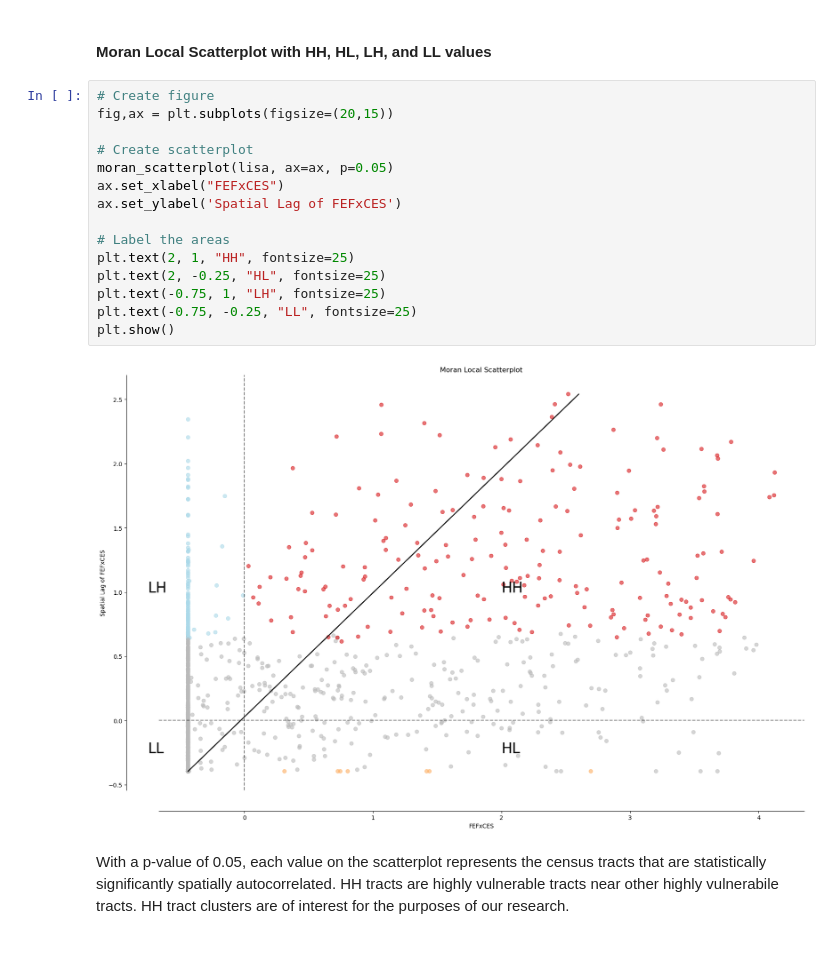
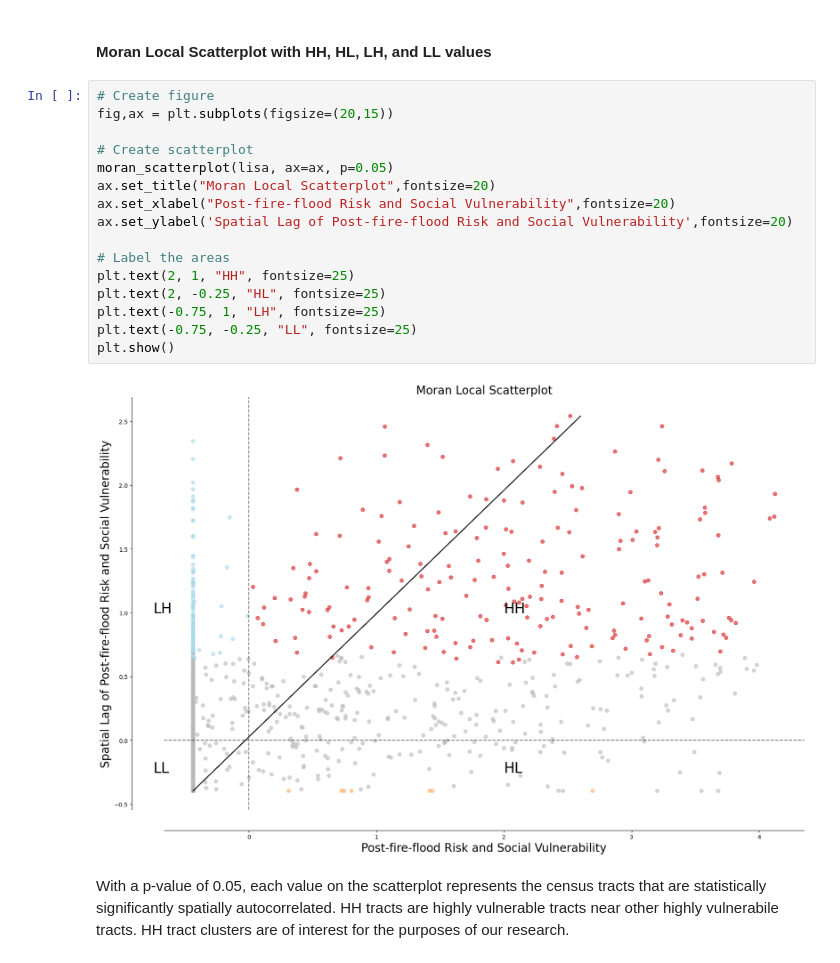
Before and after one commit to aron-walker/water-group, a Jupyter notebook: group-assignments/Final/spatial_autocorrelation.ipynb, the cells around one changed output. Drawn from its saved outputs; the diff is of its cells as text.

```diff
--- a/group-assignments/Final/spatial_autocorrelation.ipynb
+++ b/group-assignments/Final/spatial_autocorrelation.ipynb
@@ -137,20 +139,21 @@ lisa = esda.moran.Moran_Local(y, wq)
 # %%
 # Create figure
 fig,ax = plt.subplots(figsize=(20,15))
 
 # Create scatterplot
 moran_scatterplot(lisa, ax=ax, p=0.05)
-ax.set_xlabel("FEFxCES")
-ax.set_ylabel('Spatial Lag of FEFxCES')
+ax.set_title("Moran Local Scatterplot",fontsize=20)
+ax.set_xlabel("Post-fire-flood Risk and Social Vulnerability",fontsize=20)
+ax.set_ylabel('Spatial Lag of Post-fire-flood Risk and Social Vulnerability',fontsize=20)
 
 # Label the areas
 plt.text(2, 1, "HH", fontsize=25)
 plt.text(2, -0.25, "HL", fontsize=25)
 plt.text(-0.75, 1, "LH", fontsize=25)
 plt.text(-0.75, -0.25, "LL", fontsize=25)
 plt.show()
 # %% [output]
-[figure, old version]
+[figure, new version]
 # %% [markdown]
 With a p-value of 0.05, each value on the scatterplot represents the census tracts that are statistically significantly spatially autocorrelated. HH tracts are highly vulnerable tracts near other highly vulnerabile tracts. HH tract clusters are of interest for the purposes of our research.
 # %% [markdown]
```
Also changed, not shown: parts of 3 cells of this notebook.
